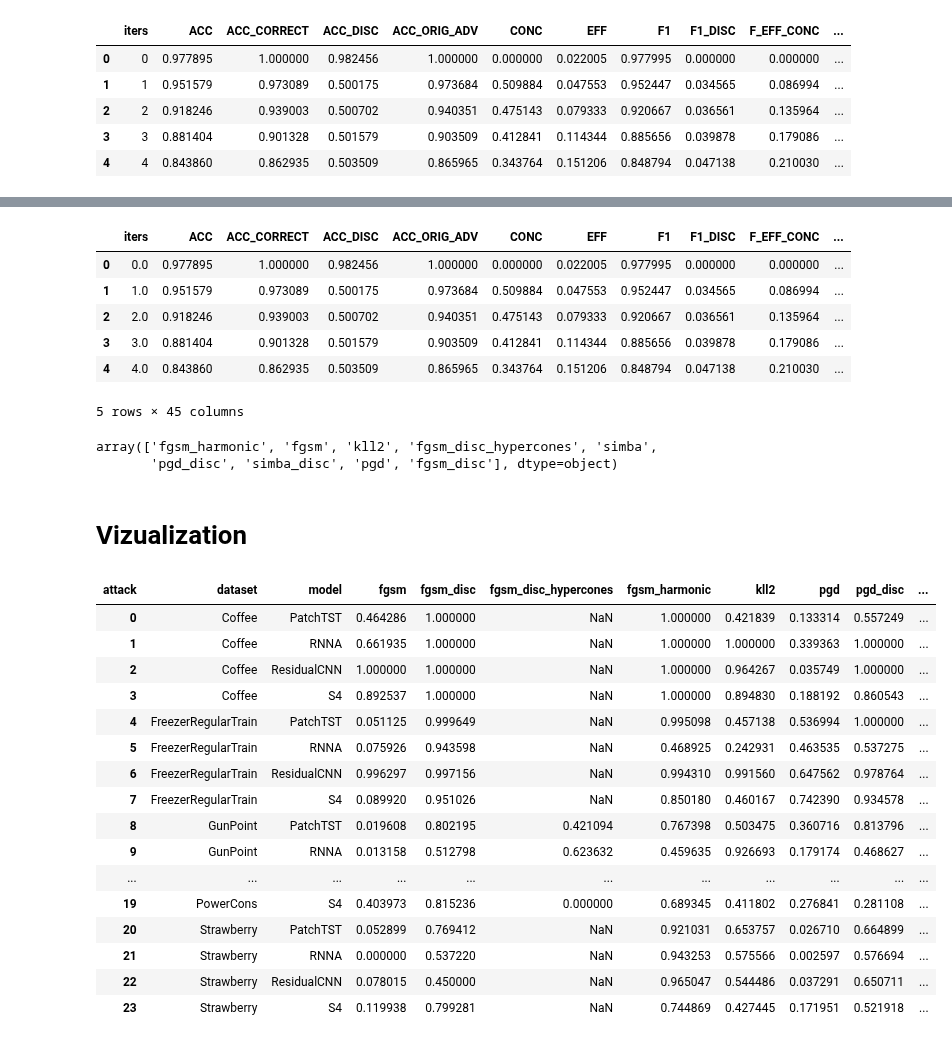
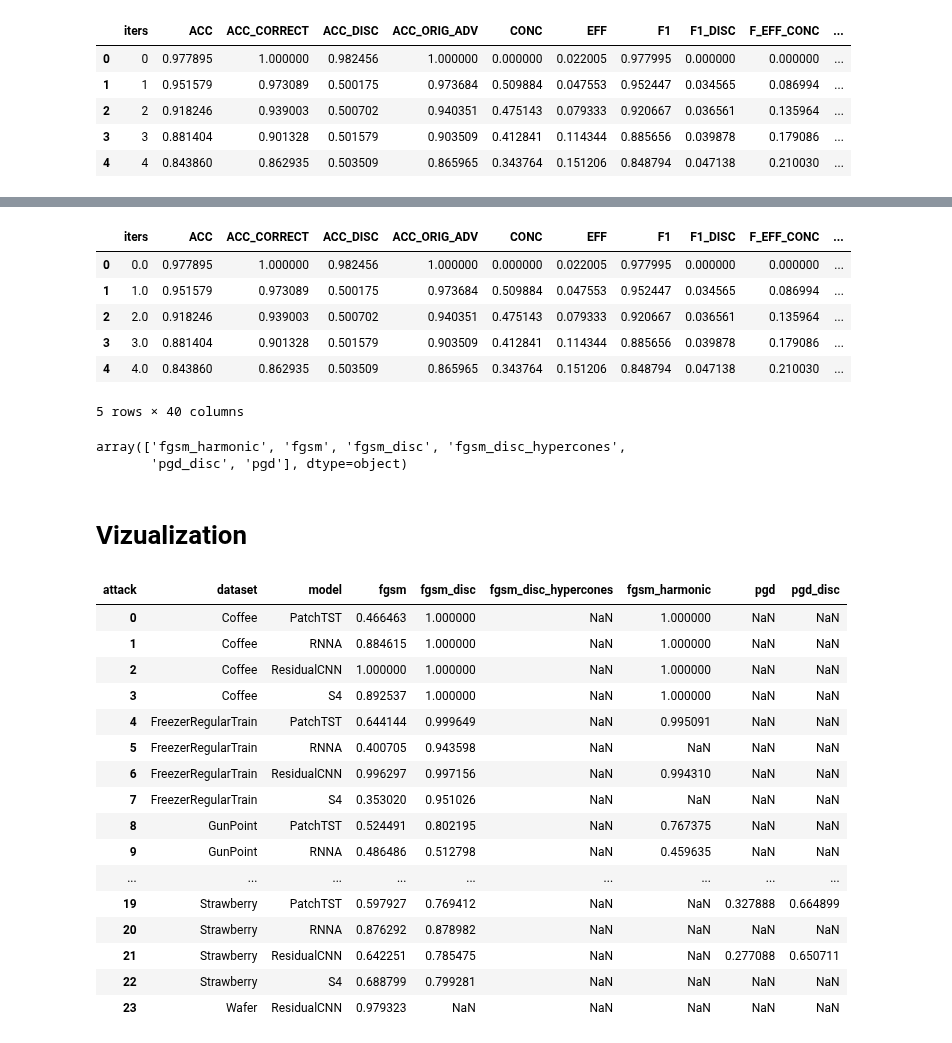
Before and after one commit to petrsokerin/Hidden_adversarial_attacks, a Jupyter notebook: notebooks/clearml_metrics.ipynb, the cells around one changed output, grey strips where cells are left out. Cells and saved outputs as stored; diff of their text form; code cells hidden in the pictures.

```diff
--- a/notebooks/clearml_metrics.ipynb
+++ b/notebooks/clearml_metrics.ipynb
@@ -198,22 +161,13 @@ def load_local_data(datasets, models, prefixes, flag_test=True):
 # model = 'ResidualCNN'
 
 results = load_local_data(
-    datasets = ['GunPointMaleVersusFemale', 'Strawberry', 'PowerCons', 'GunPoint', 'Coffee', 'FreezerRegularTrain'],
-    models = ['ResidualCNN', 'PatchTST', 'S4', 'RNNA'], # ['S4', 'ResidualCNN', 'TST', 'PatchTST', 'RNNA']
+    datasets = ['GunPointMaleVersusFemale', 'Strawberry', 'PowerCons', 'GunPoint'],
+    models = ['ResidualCNN', 'PatchTST'], # ['S4', 'ResidualCNN', 'TST', 'PatchTST', 'RNNA']
     prefixes = ['fast_run', 'test'],
     flag_test = True,
 )
 
 
-mask = \
-    (results['full_exp_name'].str.contains('pgd')) | \
-    (results['full_exp_name'].str.contains('harmonic')) | \
-    (results['full_exp_name'].str.contains('hypercones')) | \
-    (results['full_exp_name'].str.contains('simba')) | \
-    (results['full_exp_name'].str.contains('kll2')) | \
-    (
-        results['full_exp_name'].str.contains('fgsm') & \
-        (results['dataset'] == 'PowerCons') & results['model'].isin(['PatchTST', 'ResidualCNN', 'S4', 'RNNA'])
-)
-results = results[mask].rename(columns={'step_id': 'iters'})
+mask = (results['full_exp_name'].str.contains('pgd')) | (~results['full_exp_name'].str.contains('pgd') & (results['dataset'] == 'PowerCons') & results['model'].isin(['PatchTST', 'ResidualCNN']))
+results = results[mask]
 results['exp_name'] = results['full_exp_name']
@@ -299,7 +248,7 @@ metrics.head()
 | 2 | 2.0 | 0.918246 | 0.939003 | 0.500702 | 0.940351 | 0.475143 | 0.079333 | 0.920667 | 0.036561 | 0.135964 | ... |
 | 3 | 3.0 | 0.881404 | 0.901328 | 0.501579 | 0.903509 | 0.412841 | 0.114344 | 0.885656 | 0.039878 | 0.179086 | ... |
 | 4 | 4.0 | 0.843860 | 0.862935 | 0.503509 | 0.865965 | 0.343764 | 0.151206 | 0.848794 | 0.047138 | 0.210030 | ... |
-5 rows × 45 columns
+5 rows × 40 columns
 # %%
 hid_col = 'F1'
 conc_col = 'F1_DISC'
@@ -311,43 +260,32 @@ metrics['F_EFF_CONC'] = 2 * metrics['EFF']  * metrics['CONC'] / (metrics['EFF']
 mask = (metrics['model'] == 'ResidualCNN') & (metrics['dataset'] == 'PowerCons') # & (metrics['attack'] == 'fgsm')
 metrics[mask]['attack'].unique()
 # %% [output]
-array(['fgsm_harmonic', 'fgsm', 'kll2', 'fgsm_disc_hypercones', 'simba',
-       'pgd_disc', 'simba_disc', 'pgd', 'fgsm_disc'], dtype=object)
+array(['fgsm_harmonic', 'fgsm', 'fgsm_disc', 'fgsm_disc_hypercones',
+       'pgd_disc', 'pgd'], dtype=object)
 # %% [markdown]
 # Vizualization
 # %%
 metric_name = 'F_EFF_CONC'
 
-eff_thr = 0.9
-pgd_fgsm_iter_thr = 40
-simba_iter_thr = 1200
-kll2_iter_thr = 400
-
-filter_start_point_mask = (metrics['EFF'] > eff_thr) | \
-    (((metrics['attack'].str.contains('fgsm')) | (metrics['attack'].str.contains('pgd'))) & (metrics['iters'] >= pgd_fgsm_iter_thr)) | \
-    ((metrics['attack'].str.contains('simba')) & (metrics['iters'] >= simba_iter_thr)) | \
-    ((metrics['attack'].str.contains('kll2')) & (metrics['iters'] >= kll2_iter_thr))
-
-filter_start_point_mask = filter_start_point_mask & (metrics['dataset'] != 'Wafer')
-grouped_data = metrics[filter_start_point_mask].groupby(by=['dataset', 'model', 'attack'], as_index=False).agg({metric_name: max})
-agg_data = grouped_data.pivot(index=['dataset', 'model'], columns='attack', values=metric_name).reset_index()
+agg_data = metrics.groupby(by=['dataset', 'model', 'attack'], as_index=False).agg({metric_name: max})
+agg_data = agg_data.pivot(index=['dataset', 'model'], columns='attack', values=metric_name).reset_index()
 # agg_data = agg_data.dropna(subset=['fgsm', 'fgsm_disc'])
 agg_data
 # %% [output]
-| attack | dataset | model | fgsm | fgsm_disc | fgsm_disc_hypercones | fgsm_harmonic | kll2 | pgd | pgd_disc | ... |
-| 0 | Coffee | PatchTST | 0.464286 | 1.000000 | NaN | 1.000000 | 0.421839 | 0.133314 | 0.557249 | ... |
-| 1 | Coffee | RNNA | 0.661935 | 1.000000 | NaN | 1.000000 | 1.000000 | 0.339363 | 1.000000 | ... |
-| 2 | Coffee | ResidualCNN | 1.000000 | 1.000000 | NaN | 1.000000 | 0.964267 | 0.035749 | 1.000000 | ... |
-| 3 | Coffee | S4 | 0.892537 | 1.000000 | NaN | 1.000000 | 0.894830 | 0.188192 | 0.860543 | ... |
-| 4 | FreezerRegularTrain | PatchTST | 0.051125 | 0.999649 | NaN | 0.995098 | 0.457138 | 0.536994 | 1.000000 | ... |
-| 5 | FreezerRegularTrain | RNNA | 0.075926 | 0.943598 | NaN | 0.468925 | 0.242931 | 0.463535 | 0.537275 | ... |
-| 6 | FreezerRegularTrain | ResidualCNN | 0.996297 | 0.997156 | NaN | 0.994310 | 0.991560 | 0.647562 | 0.978764 | ... |
-| 7 | FreezerRegularTrain | S4 | 0.089920 | 0.951026 | NaN | 0.850180 | 0.460167 | 0.742390 | 0.934578 | ... |
-| 8 | GunPoint | PatchTST | 0.019608 | 0.802195 | 0.421094 | 0.767398 | 0.503475 | 0.360716 | 0.813796 | ... |
-| 9 | GunPoint | RNNA | 0.013158 | 0.512798 | 0.623632 | 0.459635 | 0.926693 | 0.179174 | 0.468627 | ... |
-| ... | ... | ... | ... | ... | ... | ... | ... | ... | ... | ... |
-| 19 | PowerCons | S4 | 0.403973 | 0.815236 | 0.000000 | 0.689345 | 0.411802 | 0.276841 | 0.281108 | ... |
-| 20 | Strawberry | PatchTST | 0.052899 | 0.769412 | NaN | 0.921031 | 0.653757 | 0.026710 | 0.664899 | ... |
-| 21 | Strawberry | RNNA | 0.000000 | 0.537220 | NaN | 0.943253 | 0.575566 | 0.002597 | 0.576694 | ... |
-| 22 | Strawberry | ResidualCNN | 0.078015 | 0.450000 | NaN | 0.965047 | 0.544486 | 0.037291 | 0.650711 | ... |
-| 23 | Strawberry | S4 | 0.119938 | 0.799281 | NaN | 0.744869 | 0.427445 | 0.171951 | 0.521918 | ... |
+| attack | dataset | model | fgsm | fgsm_disc | fgsm_disc_hypercones | fgsm_harmonic | pgd | pgd_disc |
+| 0 | Coffee | PatchTST | 0.466463 | 1.000000 | NaN | 1.000000 | NaN | NaN |
+| 1 | Coffee | RNNA | 0.884615 | 1.000000 | NaN | 1.000000 | NaN | NaN |
+| 2 | Coffee | ResidualCNN | 1.000000 | 1.000000 | NaN | 1.000000 | NaN | NaN |
+| 3 | Coffee | S4 | 0.892537 | 1.000000 | NaN | 1.000000 | NaN | NaN |
+| 4 | FreezerRegularTrain | PatchTST | 0.644144 | 0.999649 | NaN | 0.995091 | NaN | NaN |
+| 5 | FreezerRegularTrain | RNNA | 0.400705 | 0.943598 | NaN | NaN | NaN | NaN |
+| 6 | FreezerRegularTrain | ResidualCNN | 0.996297 | 0.997156 | NaN | 0.994310 | NaN | NaN |
+| 7 | FreezerRegularTrain | S4 | 0.353020 | 0.951026 | NaN | NaN | NaN | NaN |
+| 8 | GunPoint | PatchTST | 0.524491 | 0.802195 | NaN | 0.767375 | NaN | NaN |
+| 9 | GunPoint | RNNA | 0.486486 | 0.512798 | NaN | 0.459635 | NaN | NaN |
+| ... | ... | ... | ... | ... | ... | ... | ... | ... |
+| 19 | Strawberry | PatchTST | 0.597927 | 0.769412 | NaN | NaN | 0.327888 | 0.664899 |
+| 20 | Strawberry | RNNA | 0.876292 | 0.878982 | NaN | NaN | NaN | NaN |
+| 21 | Strawberry | ResidualCNN | 0.642251 | 0.785475 | NaN | NaN | 0.277088 | 0.650711 |
+| 22 | Strawberry | S4 | 0.688799 | 0.799281 | NaN | NaN | NaN | NaN |
+| 23 | Wafer | ResidualCNN | 0.979323 | NaN | NaN | NaN | NaN | NaN |
```
Also changed, not shown: parts of 37 cells of this notebook.
